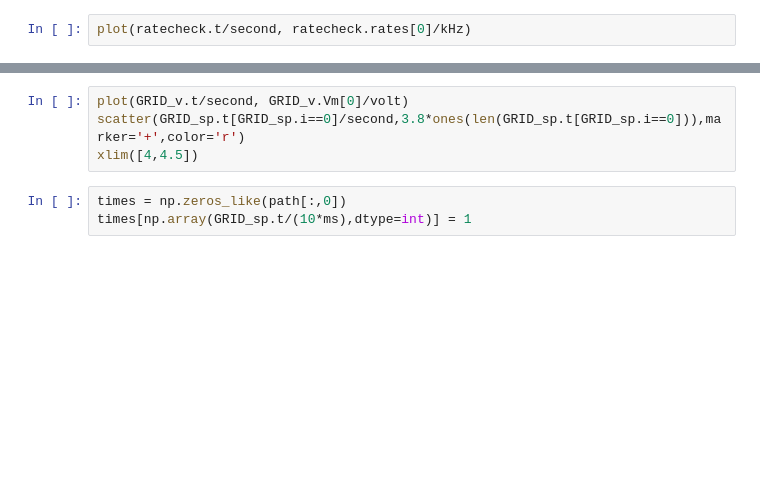
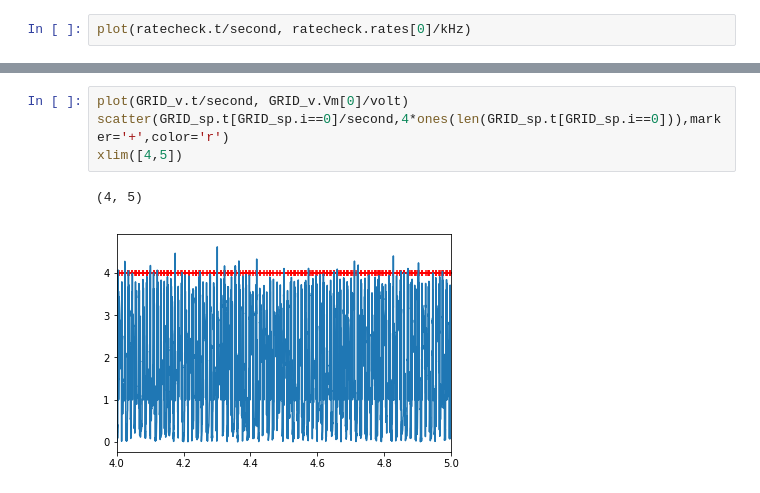
Before and after one commit to acellon/ifat-py, a Jupyter notebook: ifat-grid.ipynb, the cells around one changed output, grey strips where cells are left out. Cells and saved outputs as stored; diff of their text form; blank space fills up the shorter version.

```diff
--- a/ifat-grid.ipynb
+++ b/ifat-grid.ipynb
@@ -357,7 +385,7 @@ xlim([4,4.25])
 # %%
 plot(GRID_v.t/second, GRID_v.Vm[0]/volt)
-scatter(GRID_sp.t[GRID_sp.i==0]/second,3.8*ones(len(GRID_sp.t[GRID_sp.i==0])),marker='+',color='r')
-xlim([4,4.5])
+scatter(GRID_sp.t[GRID_sp.i==0]/second,4*ones(len(GRID_sp.t[GRID_sp.i==0])),marker='+',color='r')
+xlim([4,5])
+# %% [output]
+(4, 5)
+[figure, added]
-# %%
-times = np.zeros_like(path[:,0])
-times[np.array(GRID_sp.t/(10*ms),dtype=int)] = 1
```
Also changed, not shown: parts of 26 cells of this notebook, 3 other files.
